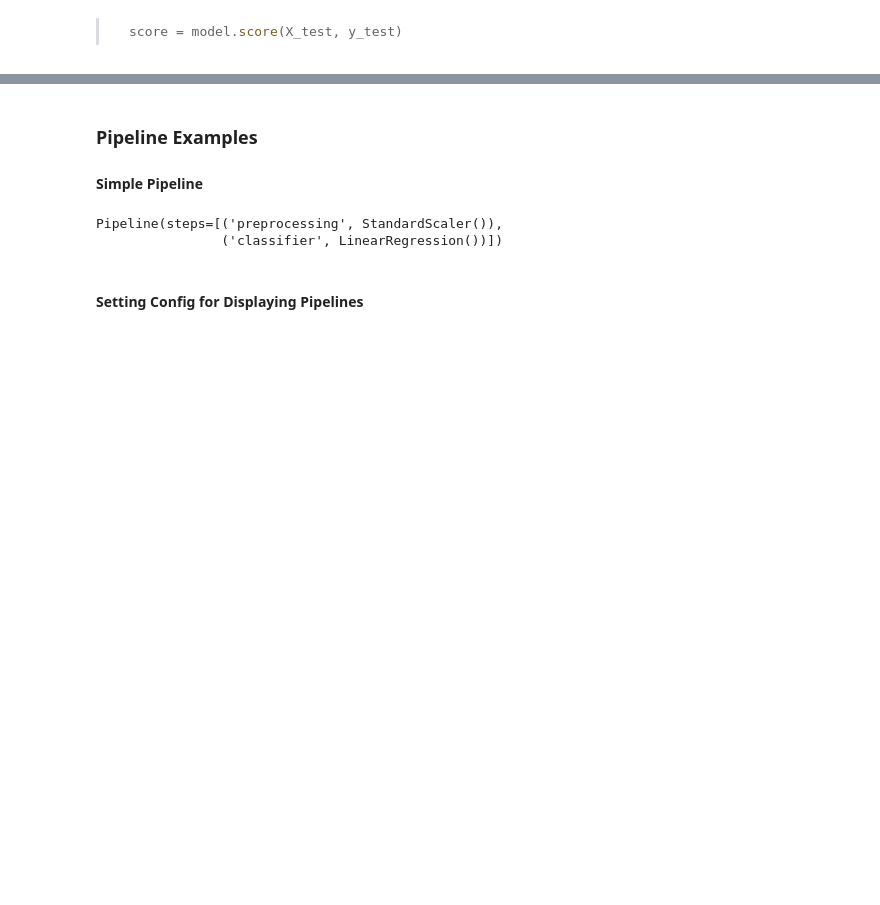
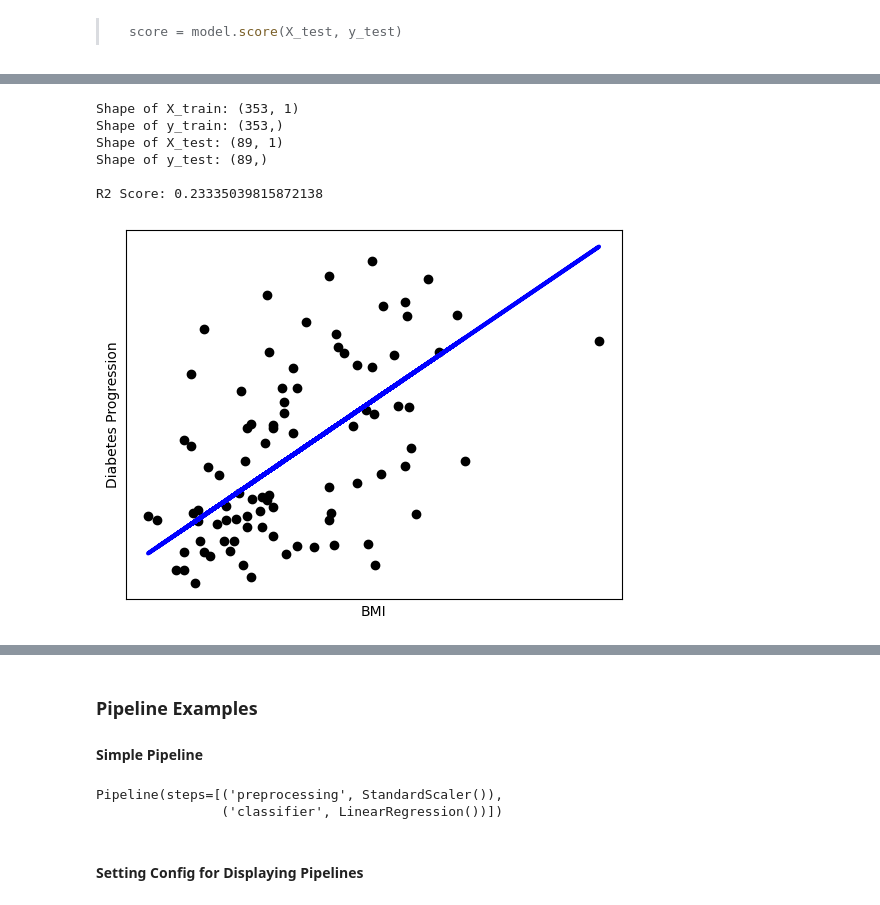
Before and after one commit to burakai/ENGR4450, a Jupyter notebook: 1_intro_-to-linear-models-and-scikit_learn.ipynb, the cells around one changed output, grey strips where cells are left out. Drawn from its saved outputs; the diff is of its cells as text; code cells hidden in the pictures; blank space fills up the shorter version.

```diff
--- a/1_intro_-to-linear-models-and-scikit_learn.ipynb
+++ b/1_intro_-to-linear-models-and-scikit_learn.ipynb
@@ -393,0 +537,35 @@ Each step except the last must be a transformer (i.e., an object that implements
+# %%
+# Check the shape of the data after reshaping
+print(f"Shape of X_train: {X_train.shape}")
+print(f"Shape of y_train: {y_train.shape}")
+print(f"Shape of X_test: {X_test.shape}")
+print(f"Shape of y_test: {y_test.shape}")
+
+# Create linear regression object
+model = LinearRegression()
+
+# Train the model using the training sets
+model.fit(X_train, y_train)
+
+# Make predictions using the testing set
+predictions = model.predict(X_test)
+
+score = model.score(X_test, y_test)
+print(f"\nR2 Score: {score}")
+
+# Plot outputs
+plt.scatter(X_test, y_test, color="black")
+plt.plot(X_test, predictions, color="blue", linewidth=3)
+plt.xticks(())
+plt.yticks(())
+plt.xlabel('BMI')
+plt.ylabel('Diabetes Progression')
+plt.show()
+# %% [output]
+Shape of X_train: (353, 1)
+Shape of y_train: (353,)
+Shape of X_test: (89, 1)
+Shape of y_test: (89,)
+
+R2 Score: 0.23335039815872138
+[figure, added]
```
Also changed, not shown: parts of 52 cells of this notebook, 2 other files.
